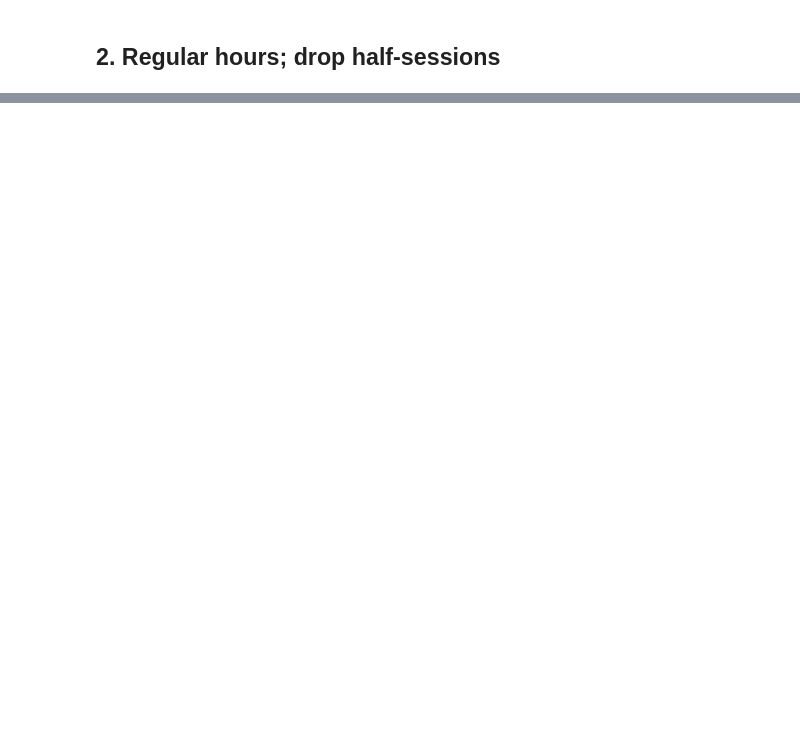
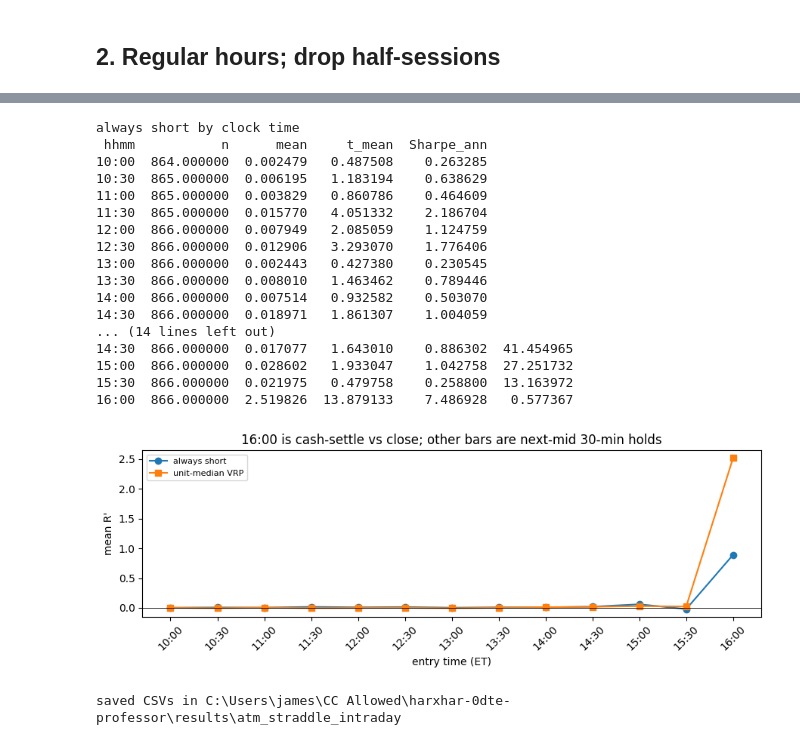
Before and after one commit to jamesdchen/harxhar-clean, a Jupyter notebook: notebooks/atm_straddle_intraday.ipynb, the cells around one changed output, grey strips where cells are left out. Saved outputs shown, nothing was run; the diff lists cells and outputs as text; code cells hidden in the pictures; blank space fills up the shorter version.

```diff
--- a/notebooks/atm_straddle_intraday.ipynb
+++ b/notebooks/atm_straddle_intraday.ipynb
@@ -70,7 +131,7 @@ print(chain.head(3))
 # %% [markdown]
 ## 2. Regular hours; drop half-sessions
 # %%
-et = chain["et"]
+et = pd.to_datetime(chain["et"])
 mins = et.dt.hour * 60 + et.dt.minute
 rth = (mins >= 9 * 60 + 30) & (mins <= 16 * 60)
 chain = chain[rth].copy()
@@ -245,18 +542,0 @@ every bar of that day — same causal information as the close book.
-# %%
-s1530 = work[(work["et"].dt.hour == 15) & (work["et"].dt.minute == 30)].copy()
-lev_day = asl.causal_leverage(s1530.set_index("date")["signal"])
-work = work.merge(lev_day.rename("lev").reset_index(), on="date", how="left")
-work["lev"] = work["lev"].fillna(1.0)
-q = {
-    "always short": pd.Series(-1.0, index=work.index),
-    "long-short volatility": work["pos"],
-    "unit-median VRP": work["pos"] * work["lev"],
-}
-rows = []
-for name, size in q.items():
-    rp = size * work["R"]
-    st = asl.rule_row(rp, size)
-    rows.append({"rule": name, **st.to_dict()})
-tab = pd.DataFrame(rows).set_index("rule")
-print(tab.to_string())
-tab.to_csv(OUT / "rule_table_intraday_blk2.csv")
@@ -265,24 +694,62 @@ tab.to_csv(OUT / "rule_table_intraday_blk2.csv")
 # %%
+clock_rows = []
+for hhmm, g in work.groupby("hhmm", sort=True):
+    for name, size in q.items():
+        rp = (size * work["R"]).loc[g.index]
+        st = asl.rule_row(rp, size.loc[g.index])
+        clock_rows.append({"hhmm": hhmm, "rule": name, **st.to_dict()})
+stab = pd.DataFrame(clock_rows)
+stab.to_csv(OUT / "rule_by_entry_hhmm.csv", index=False)
+print("always short by clock time")
+print(stab[stab["rule"] == "always short"][
+    ["hhmm", "n", "mean", "t_mean", "Sharpe_ann"]
+].to_string(index=False))
+print("unit-median by clock time")
+print(stab[stab["rule"] == "unit-median VRP"][
+    ["hhmm", "n", "mean", "t_mean", "Sharpe_ann", "pct_buy"]
+].to_string(index=False))
+
 hour_rows = []
 for hr, g in work.groupby("hour"):
     for name, size in q.items():
         rp = (size * work["R"]).loc[g.index]
         st = asl.rule_row(rp, size.loc[g.index])
         hour_rows.append({"hour": int(hr), "rule": name, **st.to_dict()})
 htab = pd.DataFrame(hour_rows)
-print(htab.to_string(index=False))
 htab.to_csv(OUT / "rule_by_entry_hour.csv", index=False)
 
 fig, ax = plt.subplots(figsize=(9, 3.4))
-for name in q:
-    sub = htab[htab["rule"] == name]
-    ax.plot(sub["hour"], sub["mean"], marker="o", label=name)
+for rule, marker in (("always short", "o"), ("unit-median VRP", "s")):
+    sub = stab[stab["rule"] == rule]
+    ax.plot(sub["hhmm"], sub["mean"], marker=marker, label=rule)
 ax.axhline(0, color="k", lw=0.6)
-ax.set_xlabel("entry hour ET")
+ax.set_xlabel("entry time (ET)")
 ax.set_ylabel("mean R'")
+ax.set_title("16:00 is cash-settle vs close; other bars are next-mid 30-min holds")
+ax.tick_params(axis="x", rotation=45)
 ax.legend(fontsize=8)
 fig.tight_layout()
-fig.savefig(OUT / "mean_by_entry_hour.png", dpi=120, bbox_inches="tight")
+fig.savefig(OUT / "mean_by_entry_hhmm_as.png", dpi=120, bbox_inches="tight")
 display(fig)
 plt.close(fig)
 print("saved CSVs in", OUT)
+# %% [output]
+always short by clock time
+ hhmm           n      mean     t_mean  Sharpe_ann
+10:00  864.000000  0.002479   0.487508    0.263285
+10:30  865.000000  0.006195   1.183194    0.638629
+11:00  865.000000  0.003829   0.860786    0.464609
+11:30  865.000000  0.015770   4.051332    2.186704
+12:00  866.000000  0.007949   2.085059    1.124759
+12:30  866.000000  0.012906   3.293070    1.776406
+13:00  866.000000  0.002443   0.427380    0.230545
+13:30  866.000000  0.008010   1.463462    0.789446
+14:00  866.000000  0.007514   0.932582    0.503070
+14:30  866.000000  0.018971   1.861307    1.004059
+... (14 lines left out)
+14:30  866.000000  0.017077   1.643010    0.886302  41.454965
+15:00  866.000000  0.028602   1.933047    1.042758  27.251732
+15:30  866.000000  0.021975   0.479758    0.258800  13.163972
+16:00  866.000000  2.519826  13.879133    7.486928   0.577367
+[figure, added]
+saved CSVs in C:\Users\james\CC Allowed\harxhar-0dte-professor\results\atm_straddle_intraday
```
Also changed, not shown: parts of 28 cells of this notebook, 49 other files.
